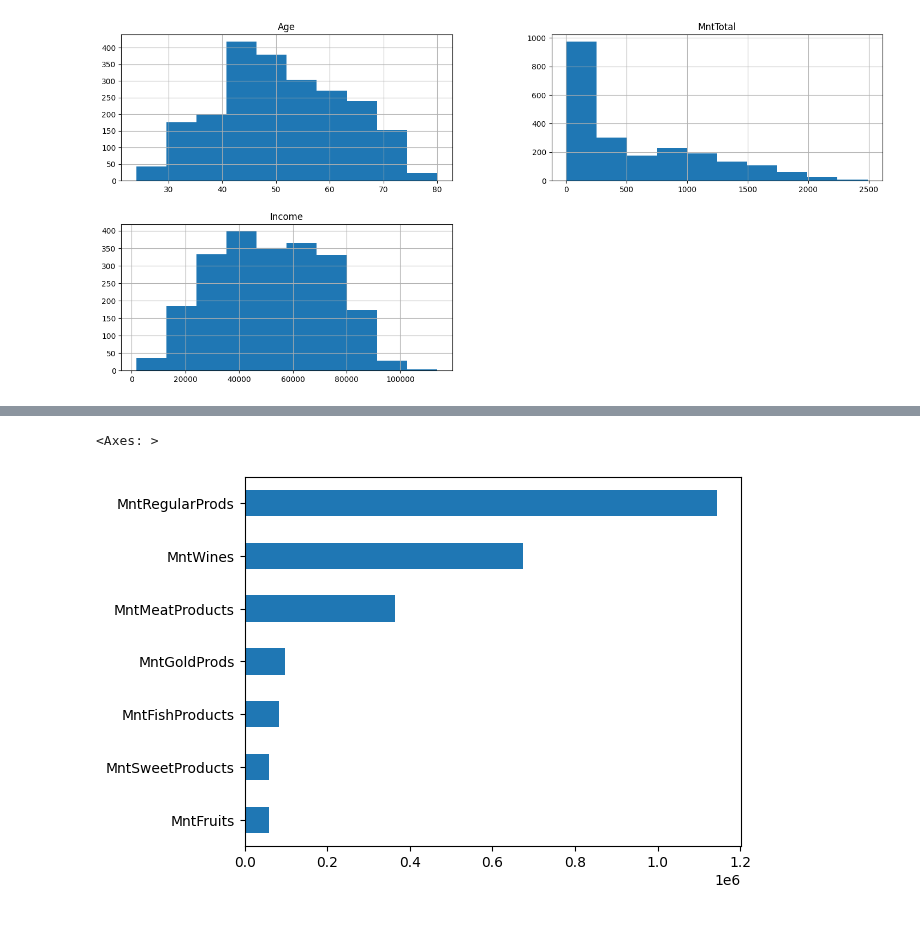
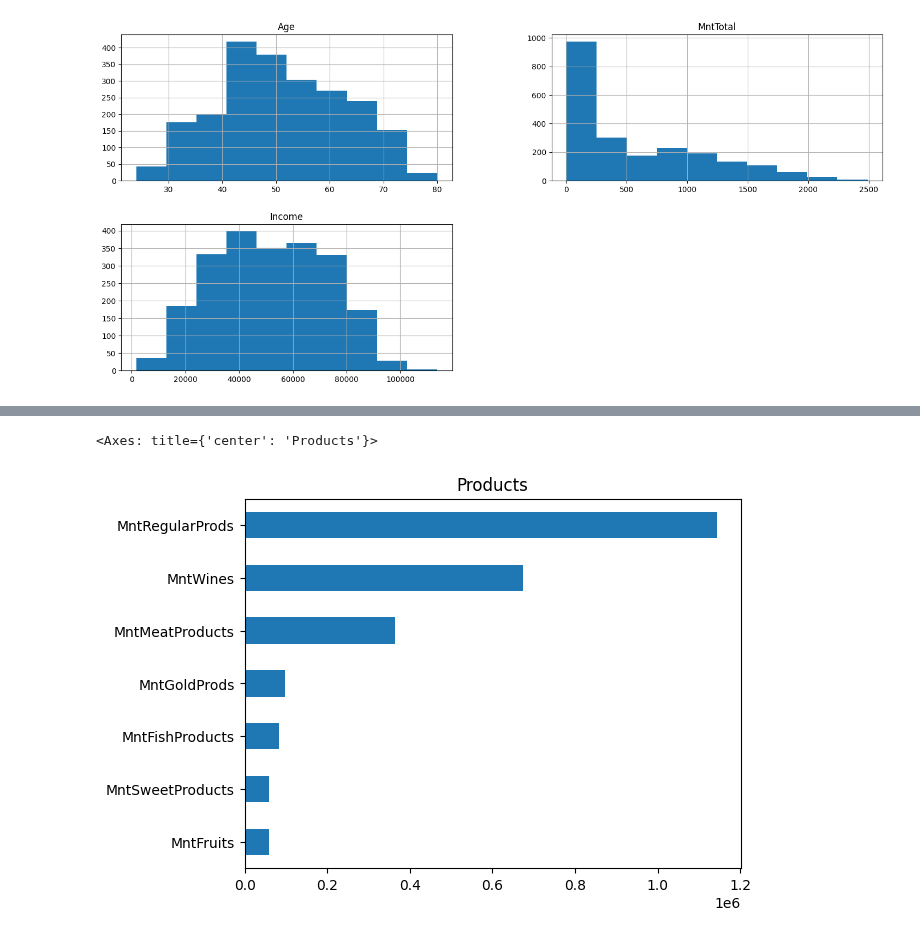
Before and after one commit to evertonenrico/Ifood_Insights, a Jupyter notebook: Ifood_Dataset/Import_DataSet_Ifood.ipynb, the cells around one changed output, grey strips where cells are left out. Cells and saved outputs as stored; diff of their text form; code cells hidden in the pictures.

```diff
--- a/Ifood_Dataset/Import_DataSet_Ifood.ipynb
+++ b/Ifood_Dataset/Import_DataSet_Ifood.ipynb
@@ -310,5 +301,5 @@ df['education'].value_counts().plot(kind = 'bar')
 # %%
-df.iloc[:,5:12].sum().sort_values().plot(kind = 'barh')
+df.iloc[:,5:12].sum().sort_values().plot(kind = 'barh' , title="Products" )
 # %% [output]
-<Axes: >
+<Axes: title={'center': 'Products'}>
-[figure, old version]
+[figure, new version]
```
Also changed, not shown: parts of 4 cells of this notebook.
